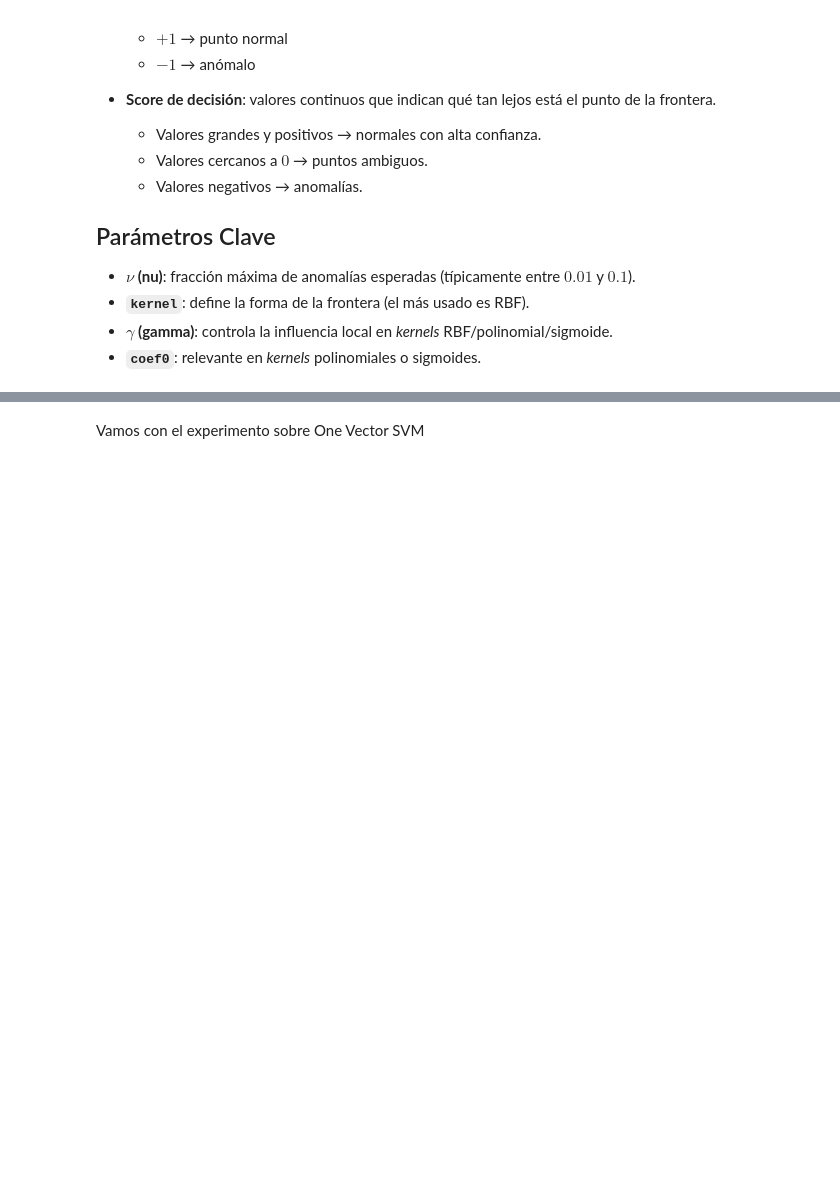
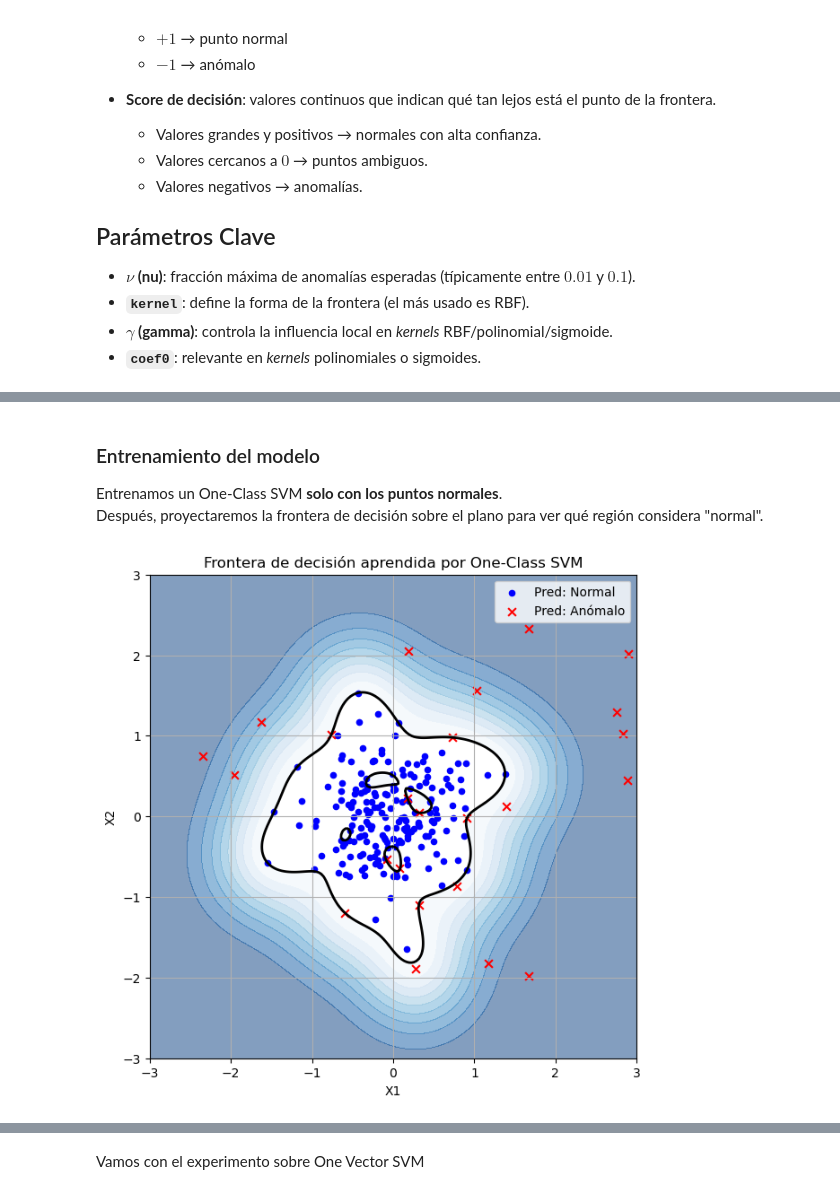
Before and after one commit to PabloAC04/MDF-ANOMALY-DETECTION, a Jupyter notebook: 07_one_class_svm.ipynb, the cells around one changed output, grey strips where cells are left out. Drawn from its saved outputs; the diff is of its cells as text; code cells hidden in the pictures; blank space fills up the shorter version.

```diff
--- a/07_one_class_svm.ipynb
+++ b/07_one_class_svm.ipynb
@@ -339,0 +179,44 @@ Este tipo de modelos permiten aprender representaciones comprimidas de los datos
+# %% [markdown]
+### Entrenamiento del modelo
+
+Entrenamos un One-Class SVM **solo con los puntos normales**.
+Después, proyectaremos la frontera de decisión sobre el plano para ver qué región considera "normal".
+# %%
+from sklearn.svm import OneClassSVM
+from sklearn.preprocessing import StandardScaler
+
+# Escalamos datos
+scaler = StandardScaler()
+X_norm_scaled = scaler.fit_transform(X_norm)
+X_all_scaled = scaler.transform(X)
+
+# Entrenamos One-Class SVM con kernel RBF
+ocsvm = OneClassSVM(nu=0.05, kernel="rbf", gamma="scale")
+ocsvm.fit(X_norm_scaled)
+
+# Grid para dibujar la frontera
+xx, yy = np.meshgrid(np.linspace(-3, 3, 200), np.linspace(-3, 3, 200))
+grid = np.c_[xx.ravel(), yy.ravel()]
+grid_scaled = scaler.transform(grid)
+
+Z = ocsvm.decision_function(grid_scaled)
+Z = Z.reshape(xx.shape)
+
+# Predicciones
+y_pred = ocsvm.predict(X_all_scaled)
+
+# Visualización
+plt.figure(figsize=(7,7))
+# Frontera
+plt.contour(xx, yy, Z, levels=[0], linewidths=2, colors="black")
+# Área normal
+plt.contourf(xx, yy, Z, levels=np.linspace(Z.min(), 0, 10), cmap=plt.cm.Blues_r, alpha=0.5)
+# Datos
+plt.scatter(X[y_pred==1,0], X[y_pred==1,1], c="blue", s=20, label="Pred: Normal")
+plt.scatter(X[y_pred==-1,0], X[y_pred==-1,1], c="red", s=40, marker="x", label="Pred: Anómalo")
+plt.legend()
+plt.title("Frontera de decisión aprendida por One-Class SVM")
+plt.xlabel("X1"); plt.ylabel("X2"); plt.grid(True)
+plt.show()
+# %% [output]
+[figure, added]
```
Also changed, not shown: parts of 21 cells of this notebook.
